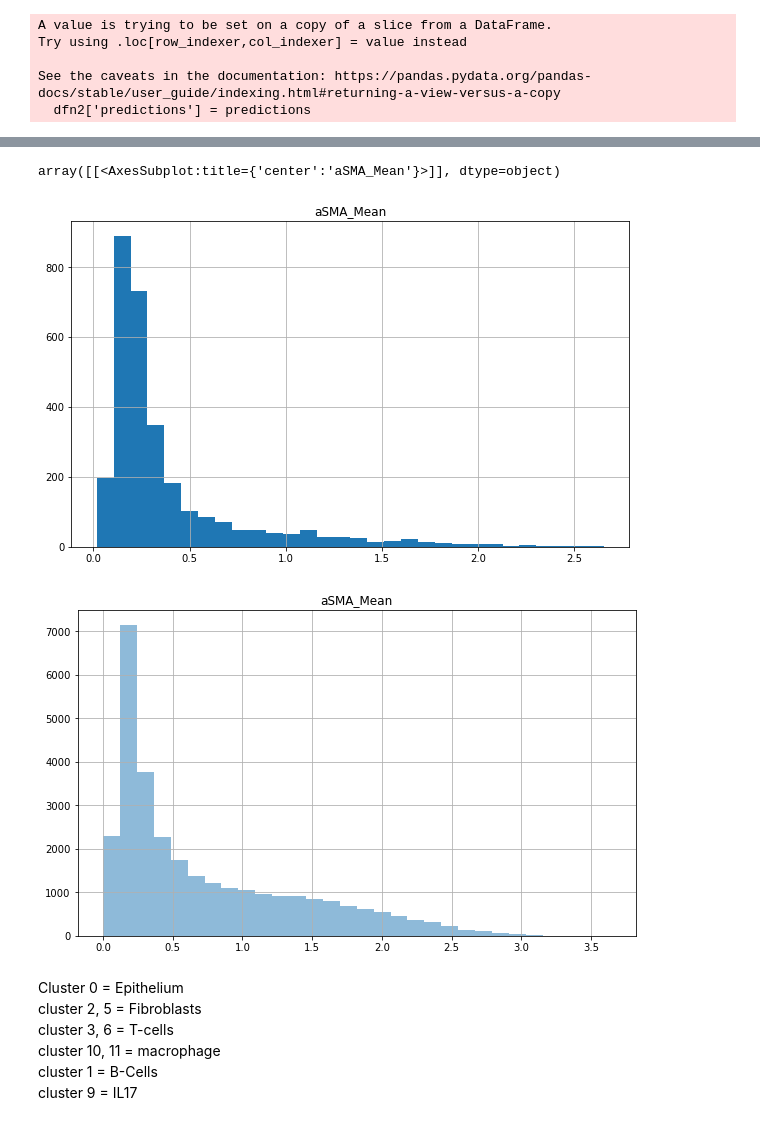
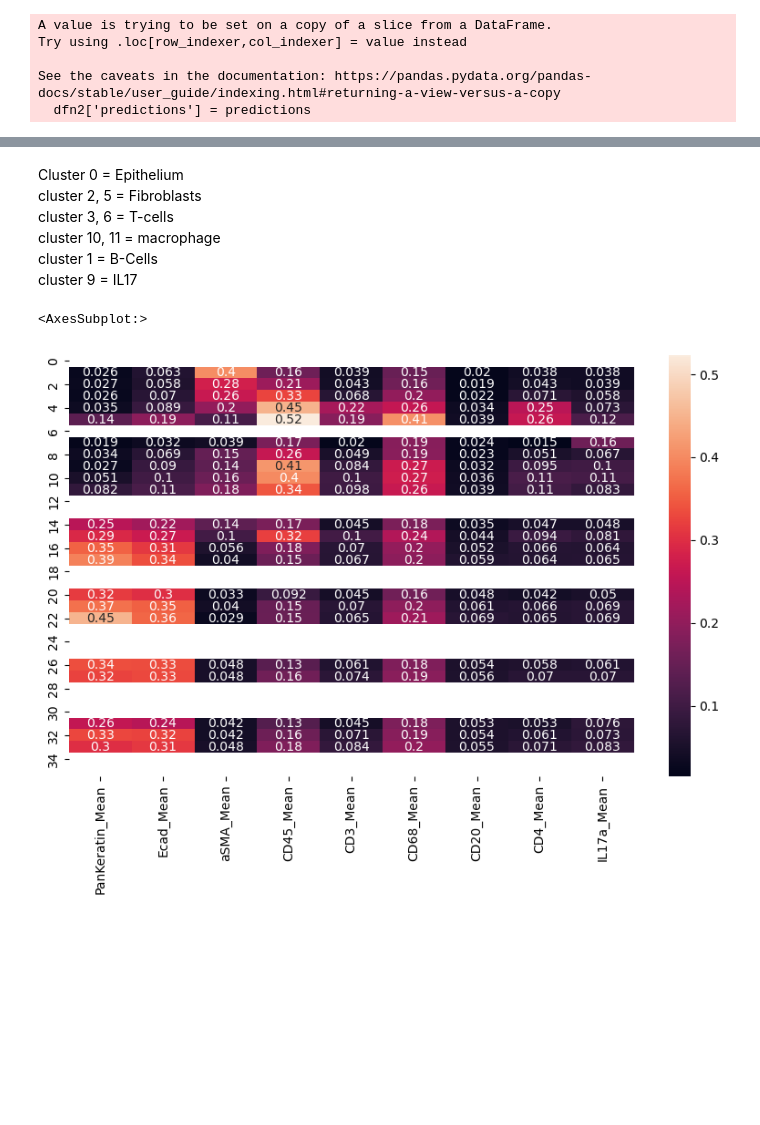
Before and after one commit to JanSuper/MasterProject1-1, a Jupyter notebook: Project.ipynb, the cells around one changed output, grey strips where cells are left out. Saved outputs shown, nothing was run; the diff lists cells and outputs as text; code cells hidden in the pictures; blank space fills up the shorter version.

```diff
--- a/Project.ipynb
+++ b/Project.ipynb
@@ -174,7 +189,7 @@ for col in dfn3[["PanKeratin_Mean", "Ecad_Mean","aSMA_Mean","CD45_Mean", "CD3_Me
     string += "-"
     count = 0
     for x in dfn3[col].tolist():
-        if abs(x - dfn3[col].mean()) > dfn3[col].std():
+        if x - dfn3[col].mean() > dfn3[col].std()*0.75:
             string += str(count)
             string += "-"
         count = count + 1
@@ -192,10 +233,16 @@ IL17a_Mean-9-10-11-
+# %%
+epithelium_mask = (dfn3['PanKeratin_Mean_'] == True) & (dfn3['Ecad_Mean_'] == True)
+fibroblast_mask = dfn3['aSMA_Mean_'] == True
+tcells_mask = (dfn3['CD45_Mean_'] == True) & (dfn3['CD3_Mean_'] == True)
+macrophage_mask = (dfn3['CD45_Mean_'] == True) & (dfn3['CD68_Mean_'] == True)
+bcells_mask = (dfn3['CD45_Mean_'] == True) & (dfn3['CD20_Mean_'] == True)
+il17_mask1 = (dfn3['CD4_Mean_'] == True) & (dfn3['IL17a_Mean_'] == True)
+il17_mask = tcells_mask&il17_mask1
+masks = [epithelium_mask,fibroblast_mask,tcells_mask,macrophage_mask,bcells_mask,il17_mask]
+labels = ['epithelium', 'fibroblasts', 'T-Cells', 'macrophage', 'B-Cells', 'IL17']
 # %%
-mask = dfn2['predictions'] == 0
-cluster1 = dfn2[mask]
-cluster1[["aSMA_Mean"]].hist(bins = 30)
-dfn2[["aSMA_Mean"]].hist(bins = 30, alpha=0.5)
+# mask = dfn2['predictions'] == 15
+# cluster1 = dfn2[mask]
+# cluster1[["IL17a_Mean"]].hist(bins = 30)
+# dfn2[["IL17a_Mean"]].hist(bins = 30, alpha=0.5)
-# %% [output]
-array([[<AxesSubplot:title={'center':'aSMA_Mean'}>]], dtype=object)
-[figure, removed]
-[figure, removed]
 # %%
@@ -213,3 +260,21 @@ cluster 3, 6 = T-cells \
 cluster 10, 11 = macrophage \
 cluster 1 = B-Cells \
 cluster 9 = IL17
+# %%
+import seaborn as sns
+
+important_markers = [["PanKeratin_Mean", "Ecad_Mean","aSMA_Mean","CD45_Mean", "CD3_Mean","CD68_Mean","CD20_Mean","CD4_Mean", "IL17a_Mean"]]
+plotMe = dfn3[["PanKeratin_Mean", "Ecad_Mean","aSMA_Mean","CD45_Mean", "CD3_Mean","CD68_Mean","CD20_Mean","CD4_Mean", "IL17a_Mean"]]
+
+for mask, label in zip(masks,labels):
+    dfn3[label] = 0
+    dfn3.loc[mask, label] = 1
+
+plotlabel = dfn3[['epithelium', 'fibroblasts', 'T-Cells', 'macrophage', 'B-Cells', 'IL17']]
+
+#print(dfn2['predictions'].value_counts())
+
+sns.heatmap(plotMe, annot=True)
+# %% [output]
+<AxesSubplot:>
+[figure, added]
```
Also changed, not shown: parts of 21 cells of this notebook.
